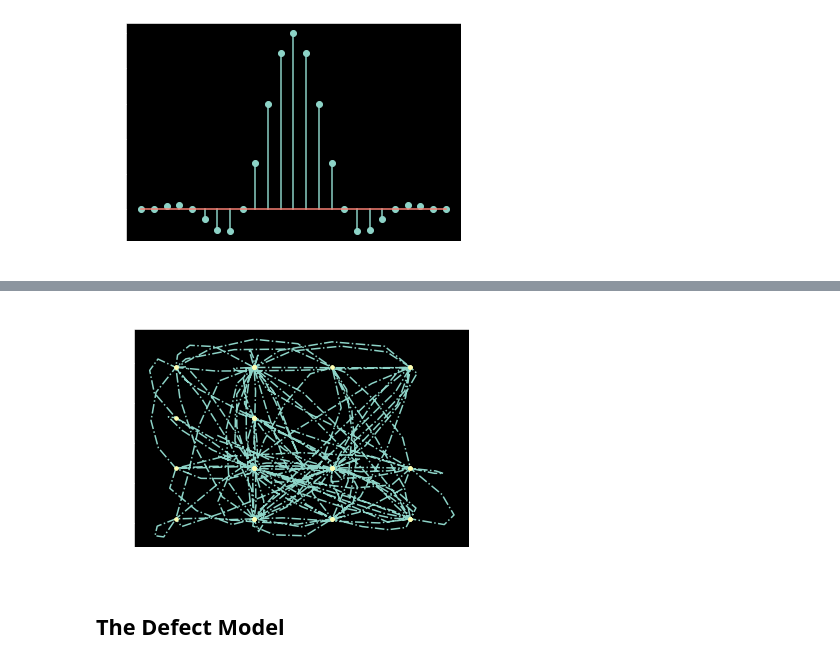
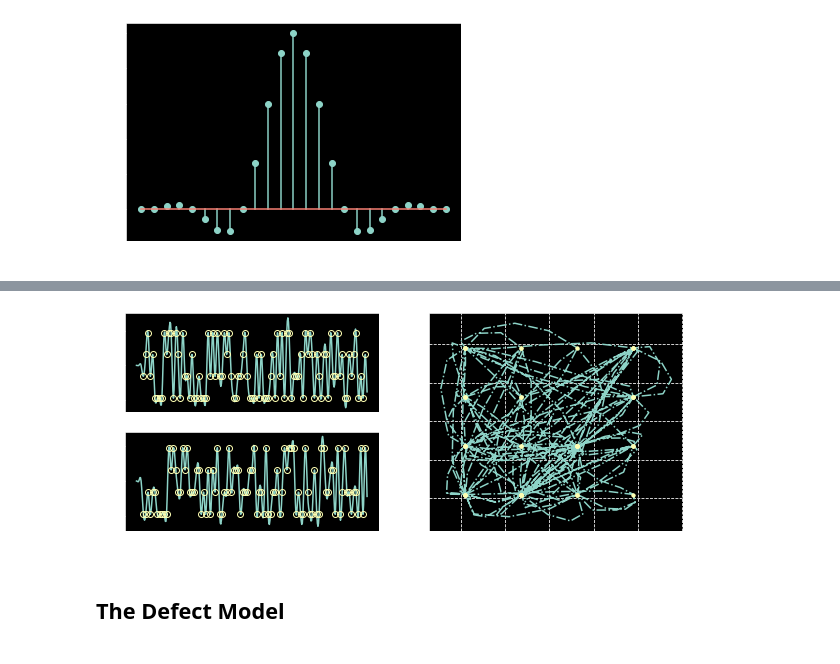
Before and after one commit to mohantyk/dsp_in_comm, a Jupyter notebook: chap5.ipynb, the cells around one changed output, grey strips where cells are left out. Drawn from its saved outputs; the diff is of its cells as text; code cells hidden in the pictures.

Commit message:
Add testbench. Add function to plot samples

```diff
--- a/chap5.ipynb
+++ b/chap5.ipynb
@@ -132,0 +112,16 @@ plt.title('QPSK Constellation with signal traces');
+# %%
+def plot_waveform(waveform, delay, osr):
+    idx = np.arange(len(waveform))
+    symbol_idx = np.arange(delay, len(waveform), osr)
+
+    fig = plt.figure(figsize = (10, 4))
+
+    plt.subplot(221)
+    plt.plot(idx, waveform.real, symbol_idx, waveform[symbol_idx].real, 'o', fillstyle='none')
+
+    plt.subplot(223)
+    plt.plot(idx, waveform.imag, symbol_idx, waveform[symbol_idx].imag, 'o', fillstyle='none')
+
+    plt.subplot(122)
+    plt.plot(waveform.real, waveform.imag, '-.', waveform[symbol_idx].real, waveform[symbol_idx].imag, '.')
+    plt.grid(linestyle='dashed')
@@ -133,11 +137,11 @@ plt.title('QPSK Constellation with signal traces');
 # %%
 random_bits = np.random.choice([0, 1], 400)
 qam16 = mapper.qam16(random_bits)
 waveform, delay = waveform_mapping(qam16, 4)
-plt.plot(waveform.real, waveform.imag, '-.', qam16.real, qam16.imag, '.');
-plt.title('16 QAM Constellation with signal traces');
+
+plot_waveform(waveform, delay, 4)
 # %% [output]
-[figure, old version]
+[figure, new version]
 # %% [markdown]
 ## The Defect Model
 # %% [markdown]
```
Also changed, not shown: parts of 13 cells of this notebook.
